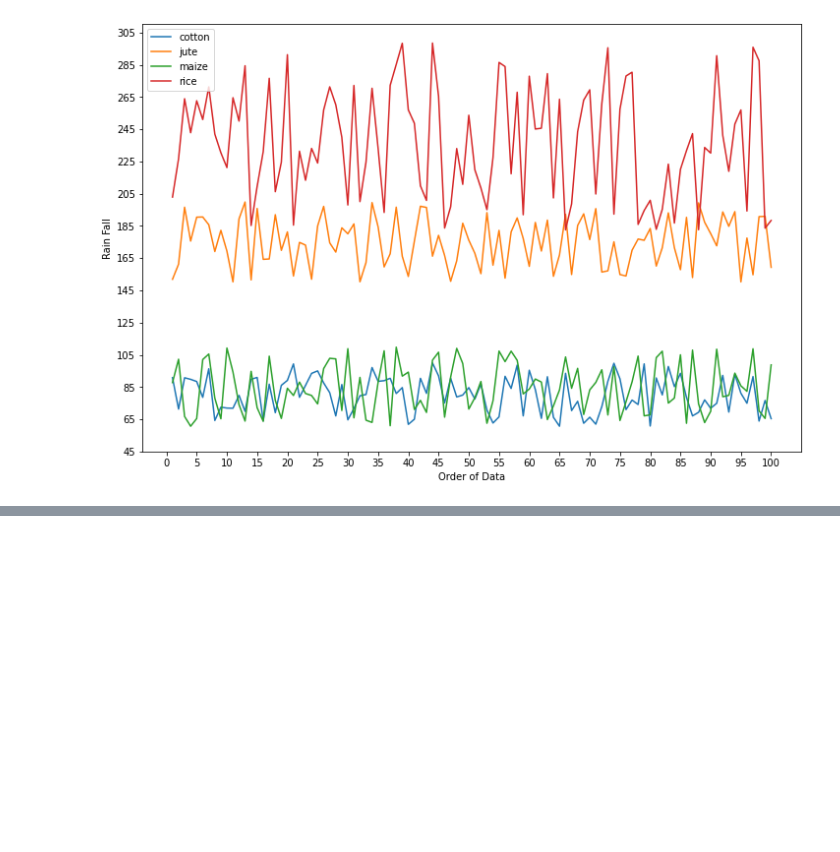
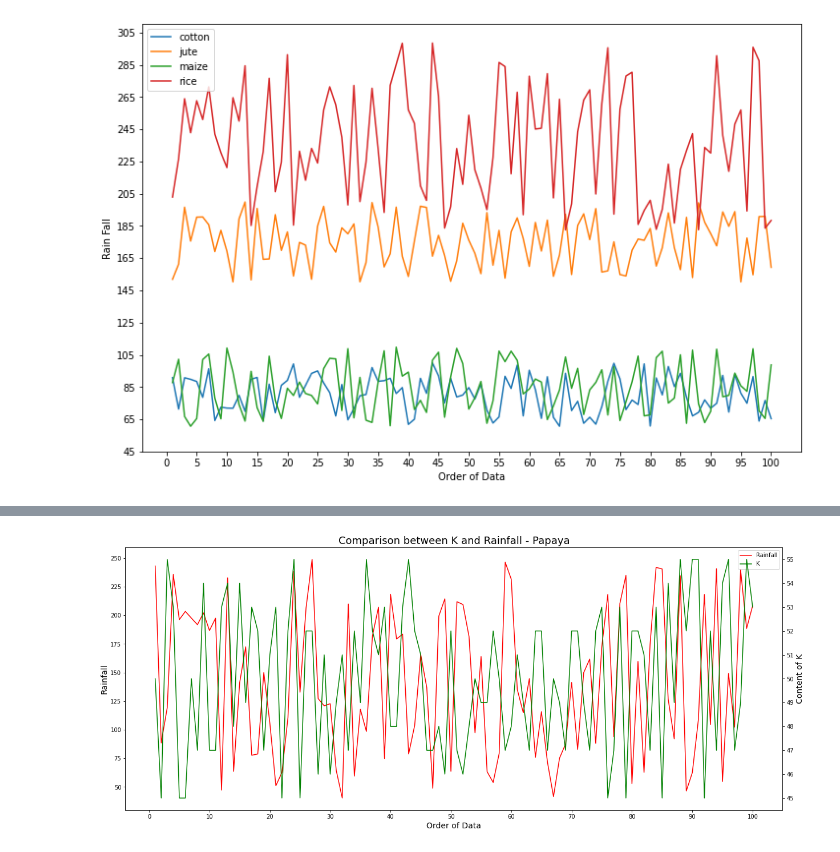
Before and after one commit to QI-XIANG/NCU_Data-Mining-for-Business-Analytics, a Jupyter notebook: 作業3/作業3.ipynb, the cells around one changed output, grey strips where cells are left out. Cells and saved outputs as stored; diff of their text form; code cells hidden in the pictures; blank space fills up the shorter version.

```diff
--- a/作業3/作業3.ipynb
+++ b/作業3/作業3.ipynb
@@ -273,0 +285,30 @@ plt.show()
+# %%
+# split window
+#f, ax = plt.subplots(2,1,sharex='col',sharey='row',figsize=(15,15))
+#left #right
+
+x = [e for e in range(1,101,1)]
+y1 = df[df['label'] == 'papaya']['rainfall']
+y2 = df[df['label'] == 'papaya']['K']
+
+fig = plt.figure(figsize=(20,8))
+
+ax = fig.add_axes([0.1, 0.1, 0.8, 0.8])
+ax.set_title('Comparison between K and Rainfall - Papaya',fontsize=18)
+ax_twinx = ax.twinx()
+lns1 = ax.plot(x, y1, c='r',label='Rainfall')
+lns2 = ax_twinx.plot(x, y2, c='g',label='K')
+ax.locator_params(nbins=10, axis='y')
+ax_twinx.locator_params(nbins=20, axis='y')
+ax.set_ylabel("Rainfall",fontsize=14)
+ax.set_ylabel("Rainfall",fontsize=14)
+ax.set_xlabel("Order of Data",fontsize=14)
+ax_twinx.set_ylabel("Content of K",fontsize=14)
+ax.locator_params(nbins=20, axis='x')
+# added these three lines
+lns = lns1+lns2
+labs = [l.get_label() for l in lns]
+ax.legend(lns, labs, loc='best')
+plt.show()
+# %% [output]
+[figure, added]
```
Also changed, not shown: parts of 7 cells of this notebook.
